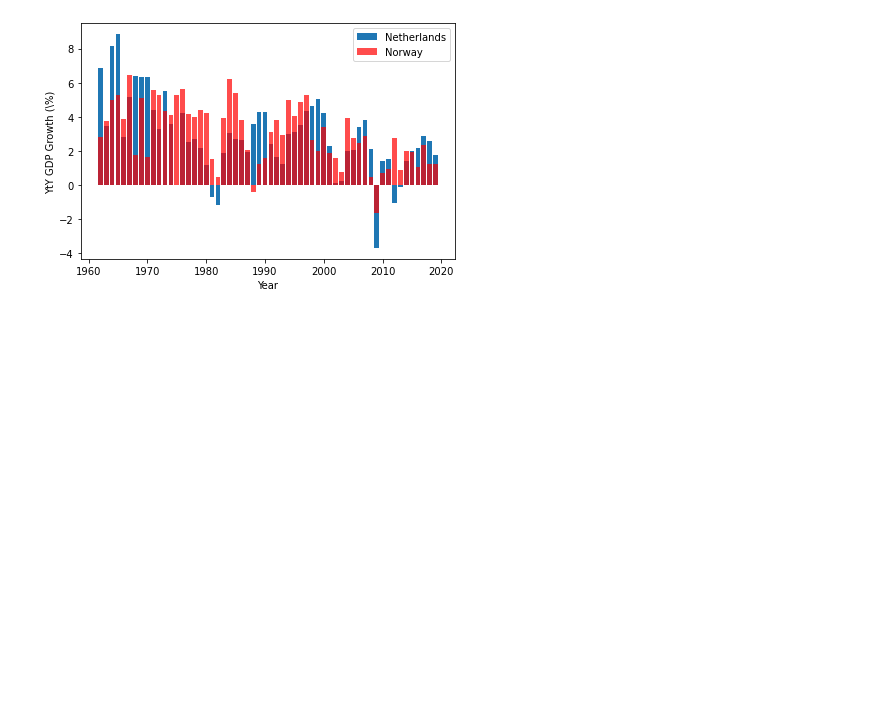
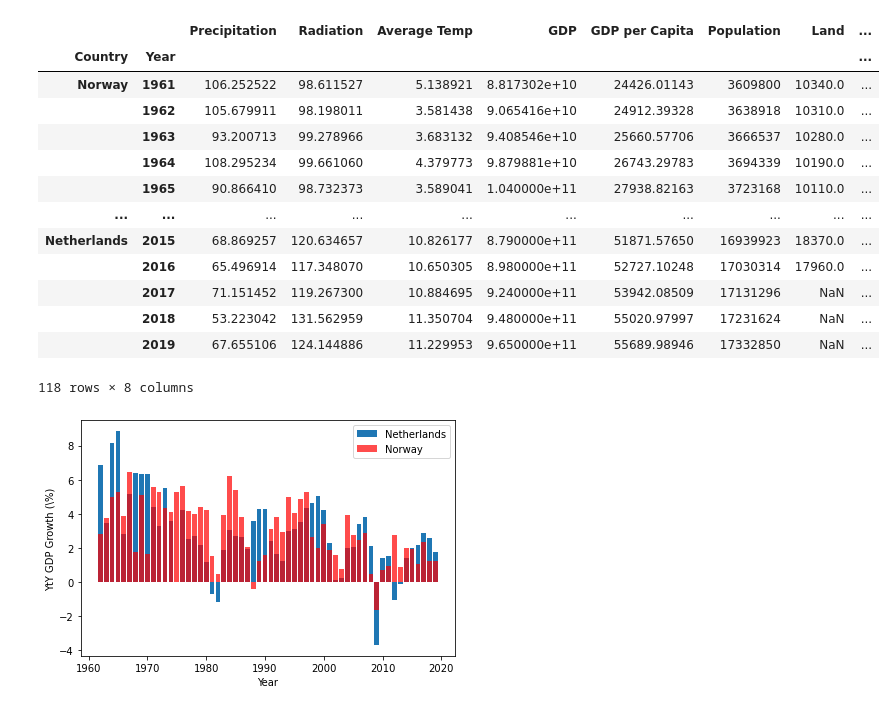
Before and after one commit to LuukOudshoorn25/MultivariateEconometrics, a Jupyter notebook: Multivariate Econometrics.ipynb, the cells around one changed output. Cells and saved outputs as stored; diff of their text form; code cells hidden in the pictures; blank space fills up the shorter version.

```diff
--- a/Multivariate Econometrics.ipynb
+++ b/Multivariate Econometrics.ipynb
@@ -22,6 +23,23 @@ df.columns = ['Country','Year','Precipitation','Radiation','Average Temp','GDP',
 df = df.set_index(['Country','Year'])
 # Replace '..' with nans to avoid problems
 df = df.replace('..',np.nan)
+# %%
+df
+# %% [output]
+|  |  | Precipitation | Radiation | Average Temp | GDP | GDP per Capita | Population | Land | ... |
+| Country | Year |  |  |  |  |  |  |  | ... |
+| Norway | 1961 | 106.252522 | 98.611527 | 5.138921 | 8.817302e+10 | 24426.01143 | 3609800 | 10340.0 | ... |
+|  | 1962 | 105.679911 | 98.198011 | 3.581438 | 9.065416e+10 | 24912.39328 | 3638918 | 10310.0 | ... |
+|  | 1963 | 93.200713 | 99.278966 | 3.683132 | 9.408546e+10 | 25660.57706 | 3666537 | 10280.0 | ... |
+|  | 1964 | 108.295234 | 99.661060 | 4.379773 | 9.879881e+10 | 26743.29783 | 3694339 | 10190.0 | ... |
+|  | 1965 | 90.866410 | 98.732373 | 3.589041 | 1.040000e+11 | 27938.82163 | 3723168 | 10110.0 | ... |
+| ... | ... | ... | ... | ... | ... | ... | ... | ... | ... |
+| Netherlands | 2015 | 68.869257 | 120.634657 | 10.826177 | 8.790000e+11 | 51871.57650 | 16939923 | 18370.0 | ... |
+|  | 2016 | 65.496914 | 117.348070 | 10.650305 | 8.980000e+11 | 52727.10248 | 17030314 | 17960.0 | ... |
+|  | 2017 | 71.151452 | 119.267300 | 10.884695 | 9.240000e+11 | 53942.08509 | 17131296 | NaN | ... |
+|  | 2018 | 53.223042 | 131.562959 | 11.350704 | 9.480000e+11 | 55020.97997 | 17231624 | NaN | ... |
+|  | 2019 | 67.655106 | 124.144886 | 11.229953 | 9.650000e+11 | 55689.98946 | 17332850 | NaN | ... |
+118 rows × 8 columns
 # %%
 # Available data:
 # Mean precipitation
```
Also changed, not shown: parts of 12 cells of this notebook, 10 other files.
